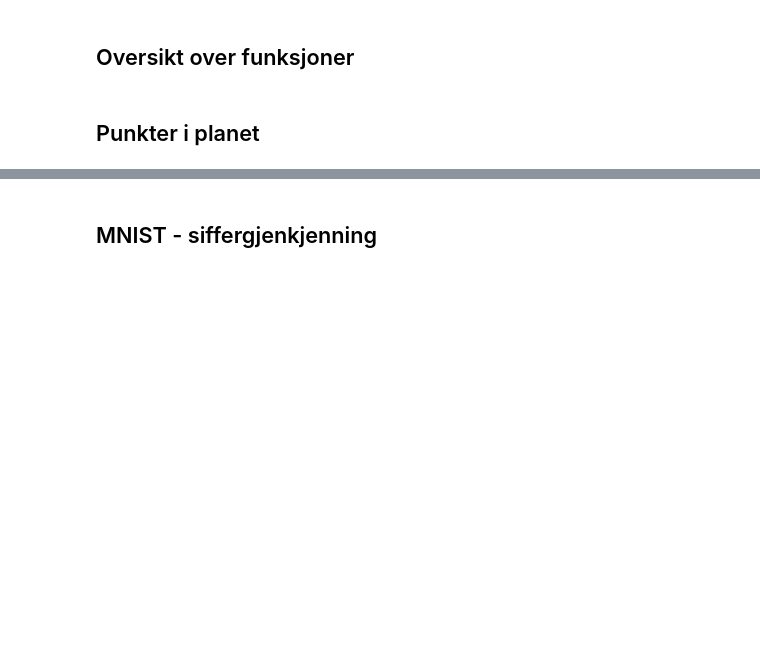
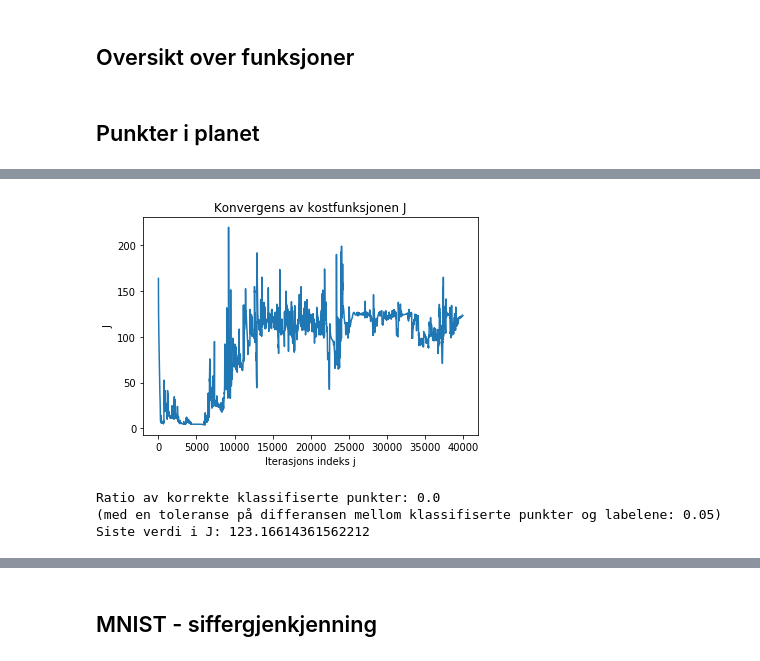
Before and after one commit to josteinklogetvedt/jostein, a Jupyter notebook: Vitber_TMA4320/Vitber_prosjekt2/Vitber_prosjekt2.ipynb, the cells around one changed output, grey strips where cells are left out. Cells and saved outputs as stored; diff of their text form; code cells hidden in the pictures; blank space fills up the shorter version.

```diff
--- a/Vitber_TMA4320/Vitber_prosjekt2/Vitber_prosjekt2.ipynb
+++ b/Vitber_TMA4320/Vitber_prosjekt2/Vitber_prosjekt2.ipynb
@@ -267,0 +273,27 @@ Plotter test resultatene
+# %%
+h = 0.7
+K = 17
+
+d = 2
+I = 1000
+iterations = 40000
+chunk = I
+
+Y_0, c = get_data_spiral_2d(I)
+c = c[:,0]
+
+my, omega, b_k_dim, W_k, Y_Kk, J, Z, c = algorithm(Y_0, c, K, d, iterations, h, len(Y_0[0,:]), chunk)
+write_to_file(my, omega, b_k_dim, W_k, "bad_example.txt")
+
+plot_cost_function_convergence(iterations, J)
+print_successrate(Z, c, tol=0.05)
+print("Siste verdi i J:", J[-1])
+
+#Dette ble ikke særlig svakt da, i motsetning til tabellen.
+#Endre verdien i tabellen til denne verdien her kanskje.
+#Finne et annet tilfelle som illustrerer det jeg ønsker å illustrer (ikke konvergens av J, oscillasjon!)
+# %% [output]
+[figure, added]
+Ratio av korrekte klassifiserte punkter: 0.0
+(med en toleranse på differansen mellom klassifiserte punkter og labelene: 0.05)
+Siste verdi i J: 123.16614361562212
```
Also changed, not shown: parts of 13 cells of this notebook.
